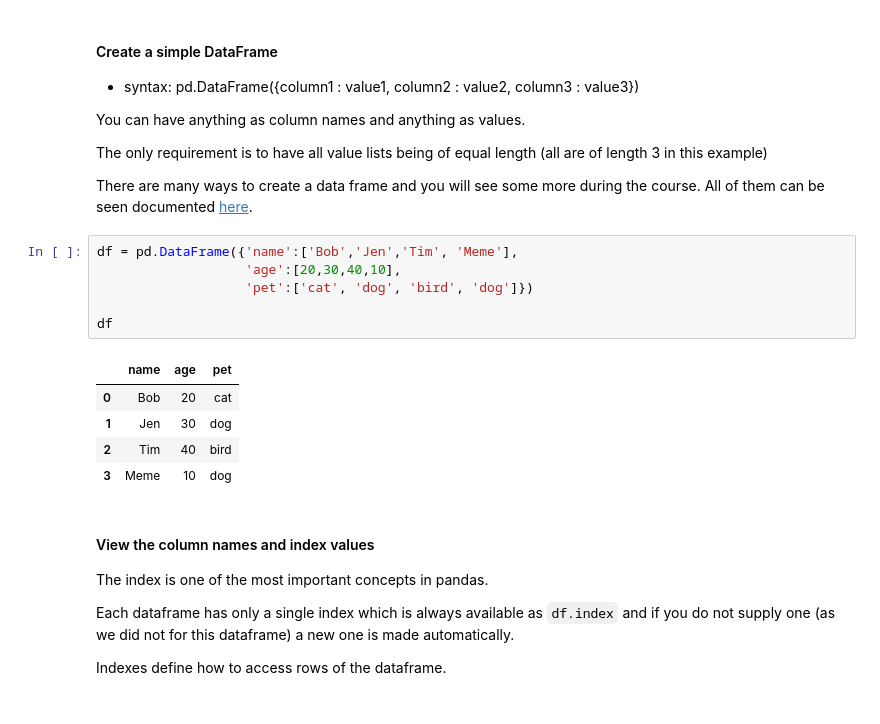
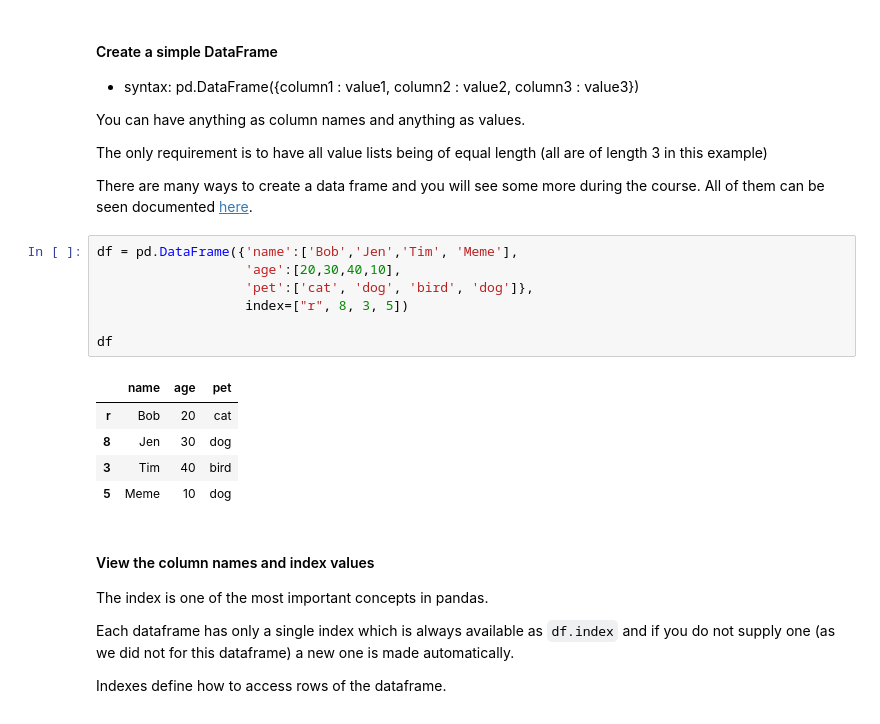
Before and after one commit to daliaMarzouk90/motoon_2022, a Jupyter notebook: session_2/Pandas_Tutorial.ipynb, the cells around one changed output. Cells and saved outputs as stored; diff of their text form.

```diff
--- a/session_2/Pandas_Tutorial.ipynb
+++ b/session_2/Pandas_Tutorial.ipynb
@@ -23,15 +23,16 @@ There are many ways to create a data frame and you will see some more during the
 # %%
 df = pd.DataFrame({'name':['Bob','Jen','Tim', 'Meme'],
                    'age':[20,30,40,10],
-                   'pet':['cat', 'dog', 'bird', 'dog']})
+                   'pet':['cat', 'dog', 'bird', 'dog']},
+                   index=["r", 8, 3, 5])
 
 df
 # %% [output]
 |  | name | age | pet |
-| 0 | Bob | 20 | cat |
-| 1 | Jen | 30 | dog |
-| 2 | Tim | 40 | bird |
-| 3 | Meme | 10 | dog |
+| r | Bob | 20 | cat |
+| 8 | Jen | 30 | dog |
+| 3 | Tim | 40 | bird |
+| 5 | Meme | 10 | dog |
 # %% [markdown]
 #### View the column names and index values
 
```
Also changed, not shown: parts of 14 cells of this notebook, 29 other files.
